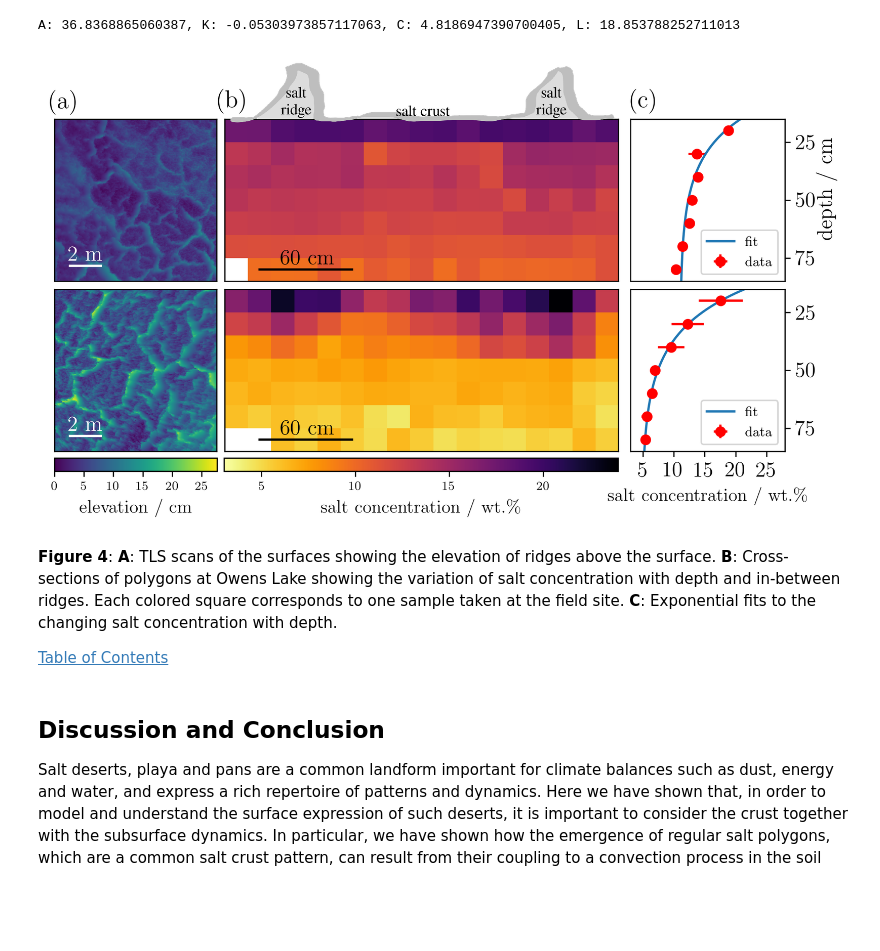
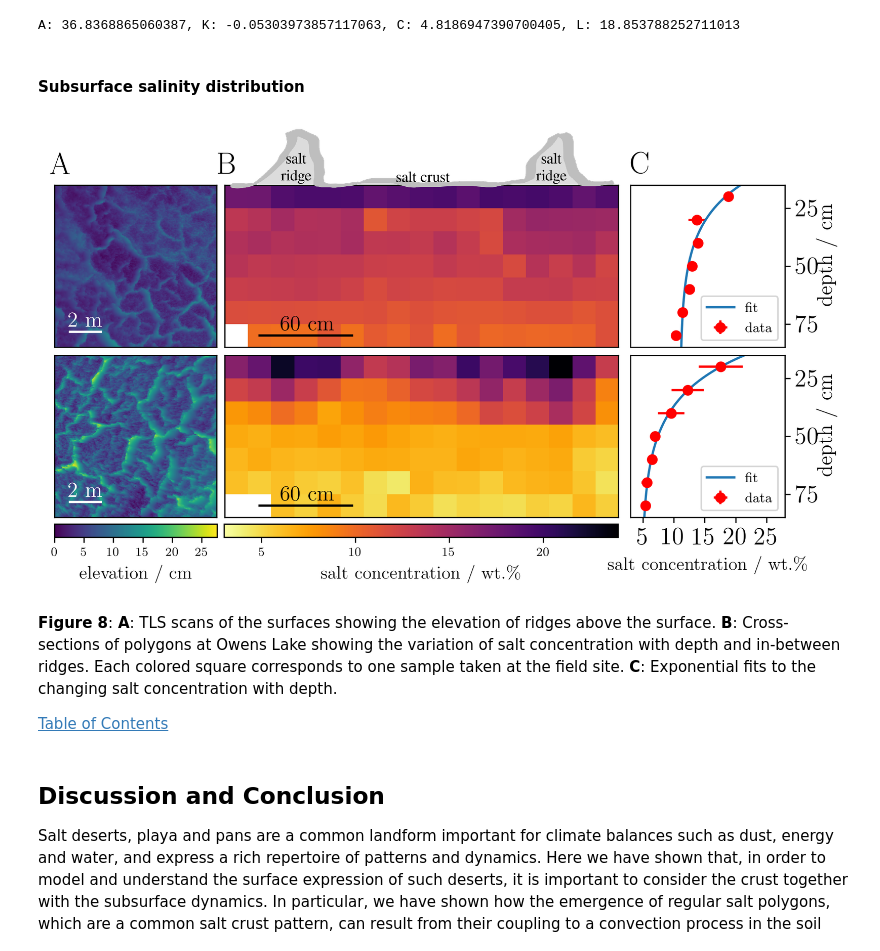
Before and after one commit to JanaLasser/salt-polygons-are-caused-by-convection, a Jupyter notebook: salt_polygons_are_caused_by_convection.ipynb, the cells around one changed output. Saved outputs shown, nothing was run; the diff lists cells and outputs as text; code cells hidden in the pictures; blank space fills up the shorter version.

Commit message:
completed all figures and supplement. corrected references and TOC

```diff
--- a/salt_polygons_are_caused_by_convection.ipynb
+++ b/salt_polygons_are_caused_by_convection.ipynb
@@ -361,0 +598,34 @@ A: 23.210277179076876, K: -0.057599972547595545, C: 11.037138945308103, L: 17.36
+# %%
+# TLS scans
+TLS1 = np.load('data/TLS_data_T27-S.npy')
+TLS2 = np.load('data/TLS_data_T32-1-L1_P3.npy')
+
+# scale to cm
+TLS1 *= 100
+TLS2 *= 100
+
+# salt concentration data from two field site cross sections
+# extracted from trenches
+C1_raw = pd.read_csv('data/T27-S_T1.csv', header=1)
+C2_raw = pd.read_csv('data/T32-1-L1_T3.csv', header=1)
+
+# shorten column names
+for C in [C1_raw,C2_raw]:
+    C.rename(columns={'water [g]': 'water',
+                   'sand [g]': 'sand',
+                   'salt direct [g]': 'salt_d',
+                   'salt indirect [g]': 'salt_i',
+                   'salt difference [g]': 'salt_diff'}, inplace=True)
+
+# calculate salt concentration in wt.% from the indirect measurements
+# since they have proven to be more accurate
+C1 = (C1_raw['salt_i'] / (C1_raw['water'] + C1_raw['salt_i'])) * 100
+C2 = (C2_raw['salt_i'] / (C2_raw['water'] + C2_raw['salt_i'])) * 100
+
+# Site T27-S_T1 seems to have an outlier at sample (1,9).
+# directly and indirectly measured salt weights diverge by ~20%,
+# which indicates that something has gone wrong during the analysis
+# in the lab. We choose to set this value to Nan
+C1[8] = np.nan
+
+C1_raw.head()
@@ -401,4 +718,6 @@ C2_L = np.abs(1./C2_K)
 print('A: {}, K: {}, C: {}, L: {}'.format(C2_A, C2_K , C2_C, C2_L))
 # %% [output]
 A: 36.8368865060387, K: -0.05303973857117063, C: 4.8186947390700405, L: 18.853788252711013
+# %% [markdown]
+#### Subsurface salinity distribution <a class="anchor" id="subsurface_salinity_distribution"></a>
 # %%
@@ -514,45 +833,45 @@ ax6.set_aspect(30/80)
 plt.subplots_adjust(left=None, bottom=None, right=None, top=None,
                 wspace=0.6, hspace=0.05)
 
-#ax1.text(-450,300,'long. dist. [m]',fontsize=14,rotation=90)
 ax5.text(33,65,'depth / cm',fontsize=14,rotation=90)
+ax6.text(33,65,'depth / cm',fontsize=14,rotation=90)
 
-ax1.text(-30,1120,'(a)',fontsize=16)
-ax3.text(-0.8,-1,'(b)',fontsize=16)
-ax5.text(3,10,'(c)',fontsize=16)
+ax1.text(-30,1120,'A',fontsize=20)
+ax3.text(-0.8,-1,'B',fontsize=20)
+ax5.text(3,10,'C',fontsize=20)
 
 ax1.plot([100,300],[100,100],color='w')
 ax1.text(90,130,'2 m',color='w',fontsize=14)
 ax2.plot([100,300],[100,100],color='w')
 ax2.text(90,130,'2 m',color='w',fontsize=14)
 
 ax3.plot([1,5],[6,6],color='k')
 ax3.text(1.9,5.8,'60 cm',color='k',fontsize=14)
 ax4.plot([1,5],[6,6],color='k')
 ax4.text(1.9,5.8,'60 cm',color='k',fontsize=14)
 
 #y_label_l.set_ylabel('long. dist. [m]')
 #y_label_r = fig.add_axes([0.3385,0.864,0.349,0.15])
 
 ### colorbars
 cax_TLS = fig.add_axes([0.179,0.08,0.1475,0.03])
 cbar_TLS = fig.colorbar(cbar_ax1,orientation='horizontal',\
                     ticks=[0,5,10,15,20,25],cax=cax_TLS)
 cax_TLS.tick_params(labelsize=8)
 cbar_TLS.set_label('elevation / cm',fontsize=12)
 
 cax_C = fig.add_axes([0.333,0.08,0.358,0.03])
 cbar_C = fig.colorbar(cbar_ax3,orientation='horizontal',\
                     ticks=[5,10,15,20,25],cax=cax_C)
 cax_C.tick_params(labelsize=8)
 cbar_C.set_label('salt concentration / wt.\\%',fontsize=12)
 
 plt.subplots_adjust(left=None, bottom=None, right=None, top=None,
                 wspace=-0.32)
 # %% [output]
-[figure, old version]
+[figure, new version]
 # %% [markdown]
-**Figure 4**: **A**: TLS scans of the surfaces showing the elevation of ridges above the surface. **B**: Cross-sections of polygons at Owens Lake showing the variation of salt concentration with depth and in-between ridges. Each colored square corresponds to one sample taken at the field site. **C**: Exponential fits to the changing salt concentration with depth.
+**Figure 8**: **A**: TLS scans of the surfaces showing the elevation of ridges above the surface. **B**: Cross-sections of polygons at Owens Lake showing the variation of salt concentration with depth and in-between ridges. Each colored square corresponds to one sample taken at the field site. **C**: Exponential fits to the changing salt concentration with depth.
 
 [Table of Contents](#TOC)
 # %% [markdown]
```
Also changed, not shown: parts of 77 cells of this notebook.
